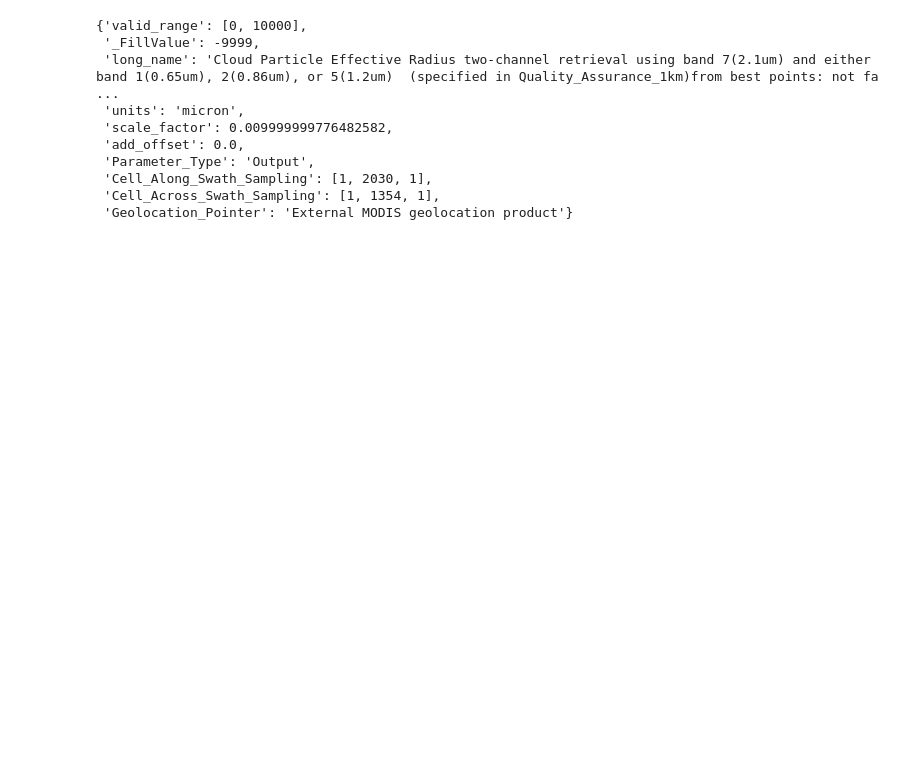
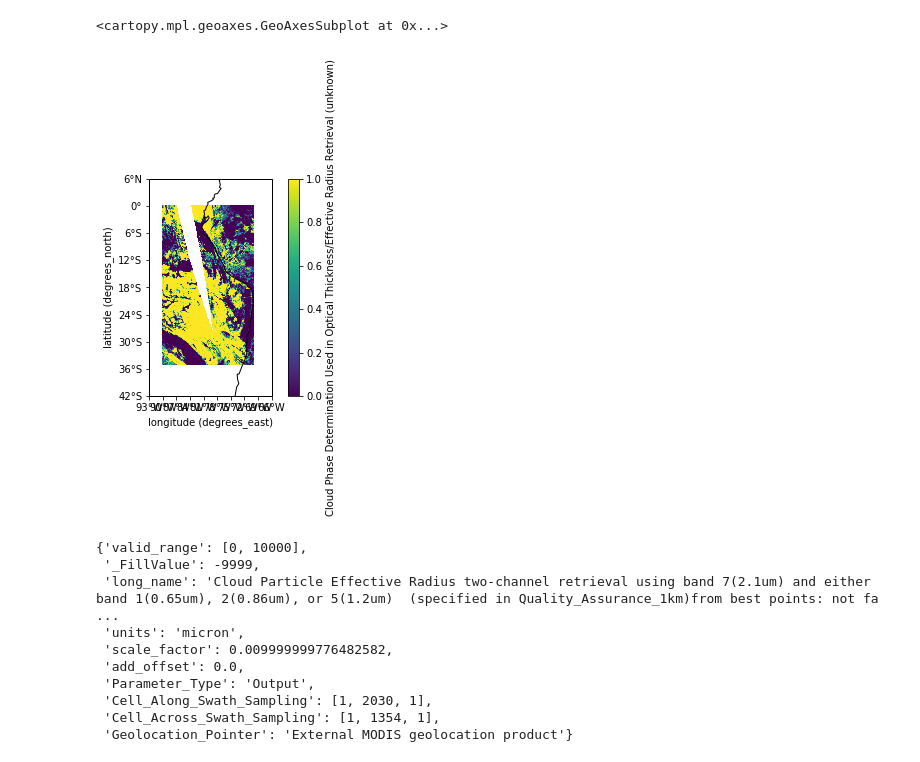
Before and after one commit to ManshaP/IV_shiptracks, a Jupyter notebook: 1_grid_and_timecollapse_modis.ipynb, the cells around one changed output. Saved outputs shown, nothing was run; the diff lists cells and outputs as text; code cells hidden in the pictures; blank space fills up the shorter version.

```diff
--- a/1_grid_and_timecollapse_modis.ipynb
+++ b/1_grid_and_timecollapse_modis.ipynb
@@ -90,6 +78,7 @@ NCAR_NetCDF_RAF: ['.*\\.nc$']
 # %%
 mod_lr=read_data_list(modis_daily,
-                          ['Cloud_Effective_Radius','Cloud_Water_Path'], product='MOD06_HACK')
+                          ['Cloud_Effective_Radius','Cloud_Water_Path',
+                          'Cloud_Phase_Optical_Properties'], product='MOD06_HACK')
 # %% [output]
 WARNING:root:Identified 13500 point(s) which were missing values for some or all coordinates - these points have been removed from the data.
 WARNING:root:Identified 13500 point(s) which were missing values for some or all coordinates - these points have been removed from the data.
@@ -96,3 +86,5 @@ WARNING:root:Identified 13500 point(s) which were missing values for some or all
+# %%
+mod_lr[2].data=np.where(mod_lr[2].data==2., 1, 0)
 # %%
 agg_mod_lr=mod_lr.aggregate(x=[-90.05,-69.95,0.1], y=[-35.05,0.05,0.1])
 agg_mod_hr=mod_hr.aggregate(x=[-90.05,-69.95,0.1], y=[-35.05,0.05,0.1])
@@ -120,6 +112,11 @@ WARNING:root:Attempted to set invalid unit 'none'.
 WARNING:root:Standard name 'None' not CF-compliant, this standard name will not be used in the output file.
 WARNING:root:Standard name 'None' not CF-compliant, this standard name will not be used in the output file.
 WARNING:root:Standard name 'None' not CF-compliant, this standard name will not be used in the output file.
+# %%
+agg_mod_lr[6].plot()
+# %% [output]
+<cartopy.mpl.geoaxes.GeoAxesSubplot at 0x...>
+[figure, added]
 # %%
 data=SD(modis_daily[0], SDC.READ)
 # %%
```
Also changed, not shown: parts of 7 cells of this notebook, 6 other files.
